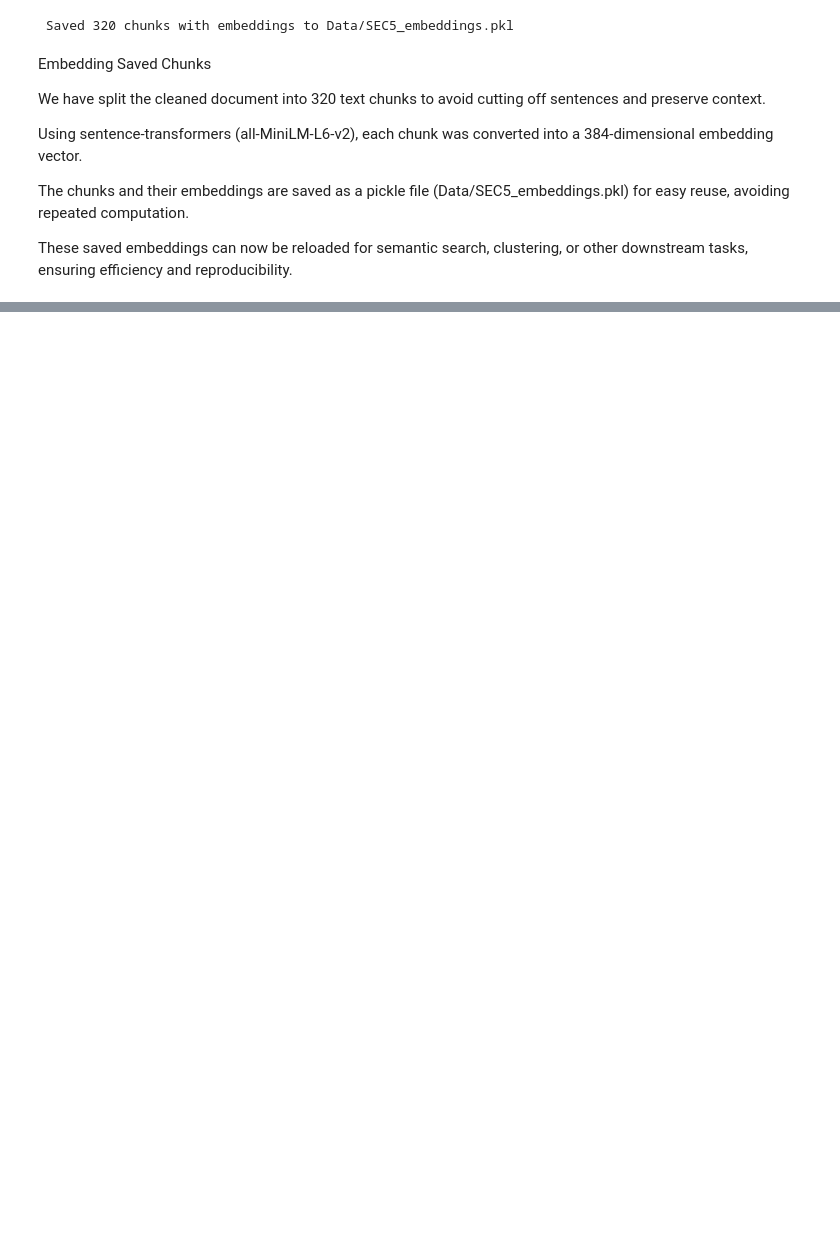
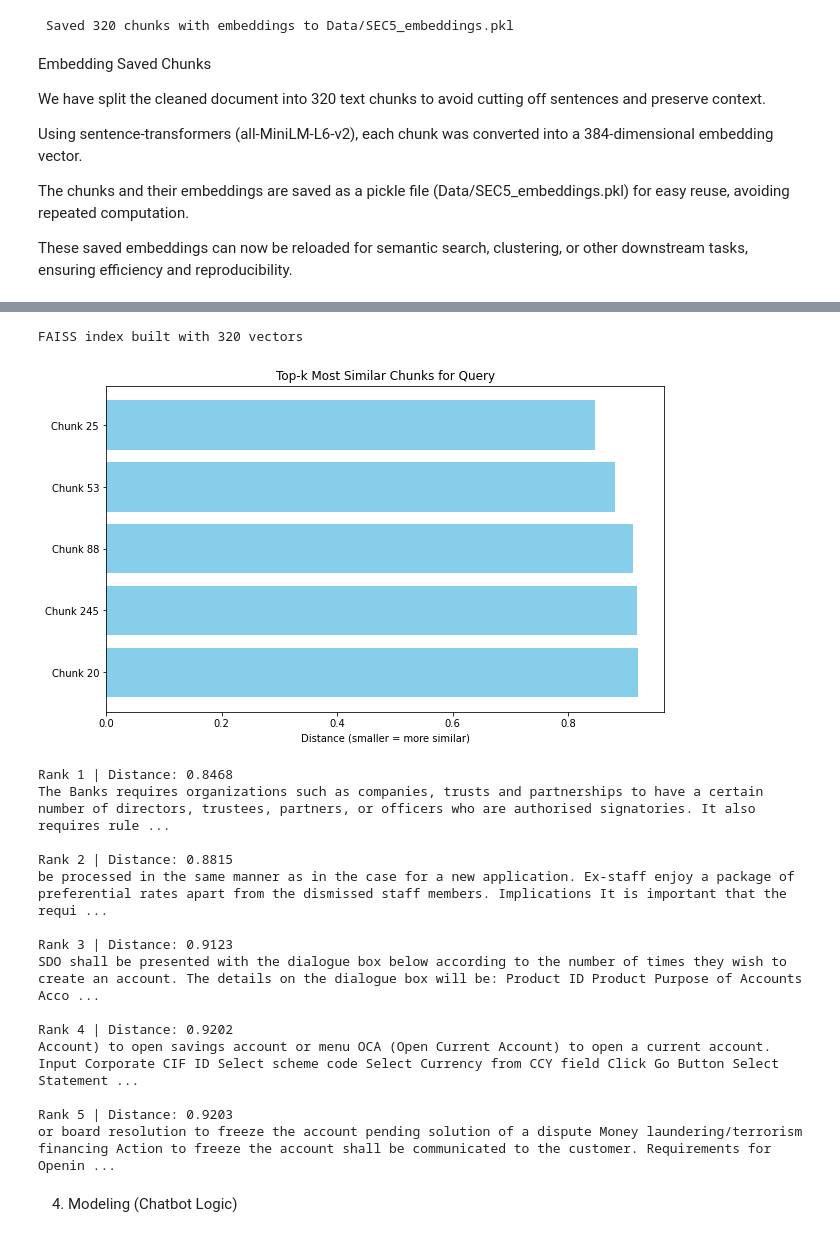
Before and after one commit to jodida01/Group_5_Capstone_Project, a Jupyter notebook: index.ipynb, the cells around one changed output, grey strips where cells are left out. Drawn from its saved outputs; the diff is of its cells as text; code cells hidden in the pictures; blank space fills up the shorter version.

```diff
--- a/index.ipynb
+++ b/index.ipynb
@@ -419,0 +457,63 @@ These saved embeddings can now be reloaded for semantic search, clustering, or o
+# %%
+import pickle
+import numpy as np
+import faiss
+import matplotlib.pyplot as plt
+
+# --- Load embeddings ---
+with open(r"Data/SEC5_embeddings.pkl", "rb") as f:
+    data = pickle.load(f)
+
+chunks = [d["chunk"] for d in data]
+embeddings = np.array([d["embedding"] for d in data], dtype='float32')
+
+# --- Build FAISS index ---
+embedding_dim = embeddings.shape[1]
+index = faiss.IndexFlatL2(embedding_dim)  # L2 distance
+index.add(embeddings)
+print(f"FAISS index built with {index.ntotal} vectors")
+
+# --- Example query ---
+query = "Client opening a new bank account procedure"
+from sentence_transformers import SentenceTransformer
+model = SentenceTransformer("all-MiniLM-L6-v2")
+
+query_emb = model.encode([query], convert_to_numpy=True).astype('float32')
+
+k = 5  # top-k results
+distances, indices = index.search(query_emb, k)
+
+# --- Display results ---
+top_chunks = [chunks[i] for i in indices[0]]
+top_distances = distances[0]
+
+plt.figure(figsize=(10,6))
+plt.barh(range(k), top_distances, color='skyblue')
+plt.yticks(range(k), [f"Chunk {i}" for i in indices[0]])
+plt.gca().invert_yaxis()
+plt.xlabel("Distance (smaller = more similar)")
+plt.title("Top-k Most Similar Chunks for Query")
+plt.show()
+
+# Print chunks for reference
+for rank, (chunk, dist) in enumerate(zip(top_chunks, top_distances), start=1):
+    print(f"\nRank {rank} | Distance: {dist:.4f}\n{chunk[:300]}...")  # preview first 300 chars
+# %% [output]
+FAISS index built with 320 vectors
+[figure, added]
+Rank 1 | Distance: 0.8468
+The Banks requires organizations such as companies, trusts and partnerships to have a certain number of directors, trustees, partners, or officers who are authorised signatories. It also requires rule ...
+
+Rank 2 | Distance: 0.8815
+be processed in the same manner as in the case for a new application. Ex-staff enjoy a package of preferential rates apart from the dismissed staff members. Implications It is important that the requi ...
+
+Rank 3 | Distance: 0.9123
+SDO shall be presented with the dialogue box below according to the number of times they wish to create an account. The details on the dialogue box will be: Product ID Product Purpose of Accounts Acco ...
+
+Rank 4 | Distance: 0.9202
+Account) to open savings account or menu OCA (Open Current Account) to open a current account. Input Corporate CIF ID Select scheme code Select Currency from CCY field Click Go Button Select Statement ...
+
+Rank 5 | Distance: 0.9203
+or board resolution to freeze the account pending solution of a dispute Money laundering/terrorism financing Action to freeze the account shall be communicated to the customer. Requirements for Openin ...
+# %% [markdown]
+4. Modeling (Chatbot Logic)
```
Also changed, not shown: parts of 8 cells of this notebook.
